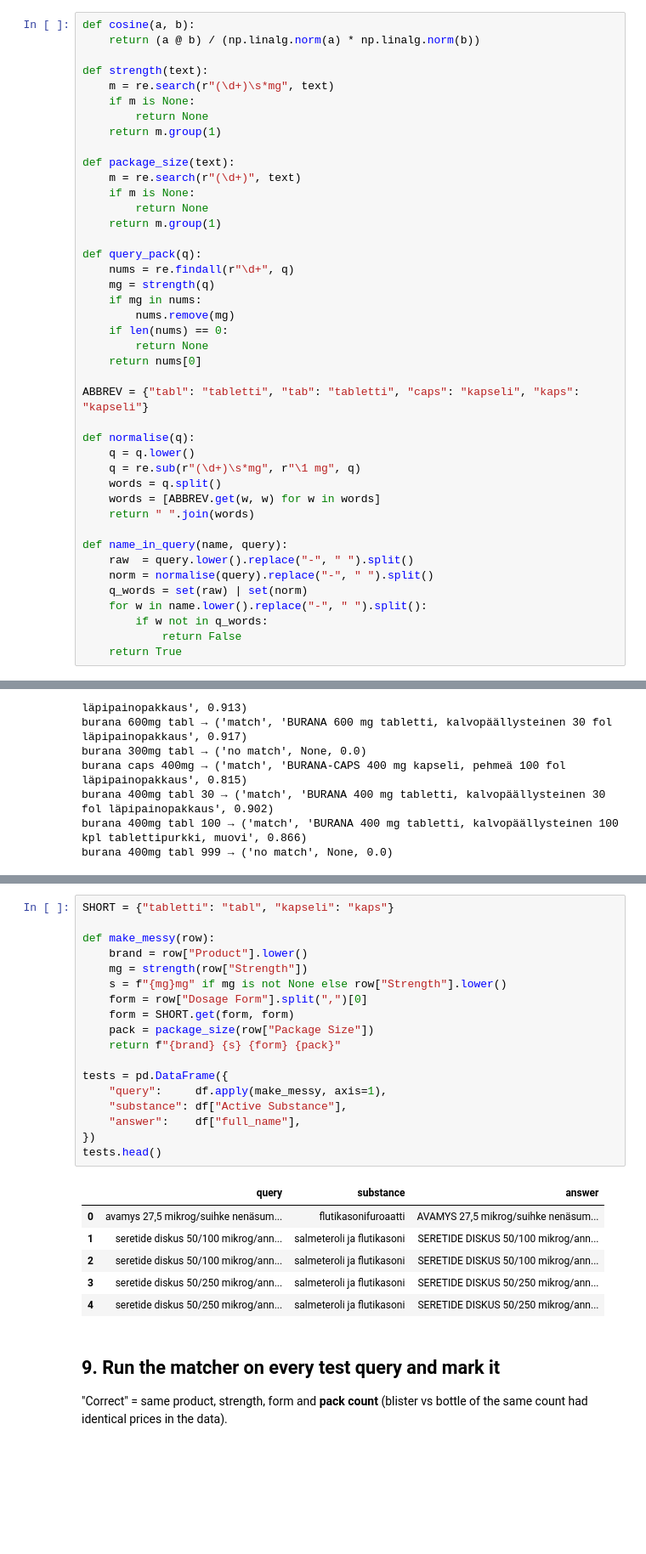
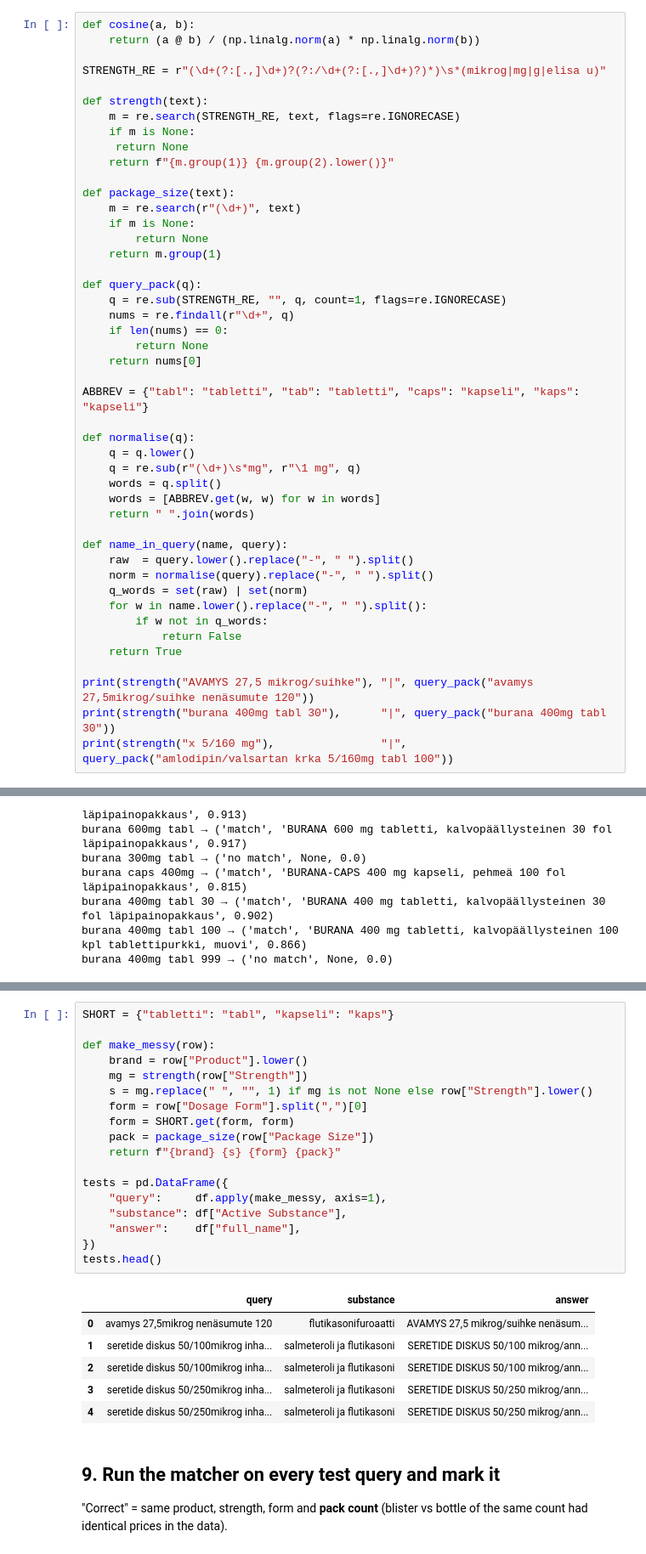
Before and after one commit to AadarshKr-11/pharma-product-matcher, a Jupyter notebook: pharma_matcher.ipynb, the cells around one changed output, grey strips where cells are left out. Shown at 85% size. Saved outputs shown, nothing was run; the diff lists cells and outputs as text; blank space fills up the shorter version.

Commit message:
Add files via upload
v1.1: strength parser fixes + Gemini judge for uncertain matches

```diff
--- a/pharma_matcher.ipynb
+++ b/pharma_matcher.ipynb
@@ -101,11 +113,13 @@ print(kela_vectors.shape)
 def cosine(a, b):
     return (a @ b) / (np.linalg.norm(a) * np.linalg.norm(b))
 
+STRENGTH_RE = r"(\d+(?:[.,]\d+)?(?:/\d+(?:[.,]\d+)?)*)\s*(mikrog|mg|g|elisa u)"
+
 def strength(text):
-    m = re.search(r"(\d+)\s*mg", text)
+    m = re.search(STRENGTH_RE, text, flags=re.IGNORECASE)
     if m is None:
-        return None
-    return m.group(1)
+     return None
+    return f"{m.group(1)} {m.group(2).lower()}"
 
 def package_size(text):
     m = re.search(r"(\d+)", text)
@@ -114,10 +128,8 @@ def package_size(text):
     return m.group(1)
 
 def query_pack(q):
+    q = re.sub(STRENGTH_RE, "", q, count=1, flags=re.IGNORECASE)
     nums = re.findall(r"\d+", q)
-    mg = strength(q)
-    if mg in nums:
-        nums.remove(mg)
     if len(nums) == 0:
         return None
     return nums[0]
@@ -139,3 +151,7 @@ def name_in_query(name, query):
         if w not in q_words:
             return False
     return True
+
+print(strength("AVAMYS 27,5 mikrog/suihke"), "|", query_pack("avamys 27,5mikrog/suihke nenäsumute 120"))
+print(strength("burana 400mg tabl 30"),      "|", query_pack("burana 400mg tabl 30"))
+print(strength("x 5/160 mg"),                "|", query_pack("amlodipin/valsartan krka 5/160mg tabl 100"))
@@ -227,28 +258,28 @@ Limitation: generated queries are tidier than real-world mess.
 # %%
 SHORT = {"tabletti": "tabl", "kapseli": "kaps"}
 
 def make_messy(row):
     brand = row["Product"].lower()
     mg = strength(row["Strength"])
-    s = f"{mg}mg" if mg is not None else row["Strength"].lower()
+    s = mg.replace(" ", "", 1) if mg is not None else row["Strength"].lower()
     form = row["Dosage Form"].split(",")[0]
     form = SHORT.get(form, form)
     pack = package_size(row["Package Size"])
     return f"{brand} {s} {form} {pack}"
 
 tests = pd.DataFrame({
     "query":     df.apply(make_messy, axis=1),
     "substance": df["Active Substance"],
     "answer":    df["full_name"],
 })
 tests.head()
 # %% [output]
 |  | query | substance | answer |
-| 0 | avamys 27,5 mikrog/suihke nenäsum... | flutikasonifuroaatti | AVAMYS 27,5 mikrog/suihke nenäsum... |
-| 1 | seretide diskus 50/100 mikrog/ann... | salmeteroli ja flutikasoni | SERETIDE DISKUS 50/100 mikrog/ann... |
-| 2 | seretide diskus 50/100 mikrog/ann... | salmeteroli ja flutikasoni | SERETIDE DISKUS 50/100 mikrog/ann... |
-| 3 | seretide diskus 50/250 mikrog/ann... | salmeteroli ja flutikasoni | SERETIDE DISKUS 50/250 mikrog/ann... |
-| 4 | seretide diskus 50/250 mikrog/ann... | salmeteroli ja flutikasoni | SERETIDE DISKUS 50/250 mikrog/ann... |
+| 0 | avamys 27,5mikrog nenäsumute 120 | flutikasonifuroaatti | AVAMYS 27,5 mikrog/suihke nenäsum... |
+| 1 | seretide diskus 50/100mikrog inha... | salmeteroli ja flutikasoni | SERETIDE DISKUS 50/100 mikrog/ann... |
+| 2 | seretide diskus 50/100mikrog inha... | salmeteroli ja flutikasoni | SERETIDE DISKUS 50/100 mikrog/ann... |
+| 3 | seretide diskus 50/250mikrog inha... | salmeteroli ja flutikasoni | SERETIDE DISKUS 50/250 mikrog/ann... |
+| 4 | seretide diskus 50/250mikrog inha... | salmeteroli ja flutikasoni | SERETIDE DISKUS 50/250 mikrog/ann... |
 # %% [markdown]
 ## 9. Run the matcher on every test query and mark it
 
```
Also changed, not shown: parts of 37 cells of this notebook, 3 other files.
